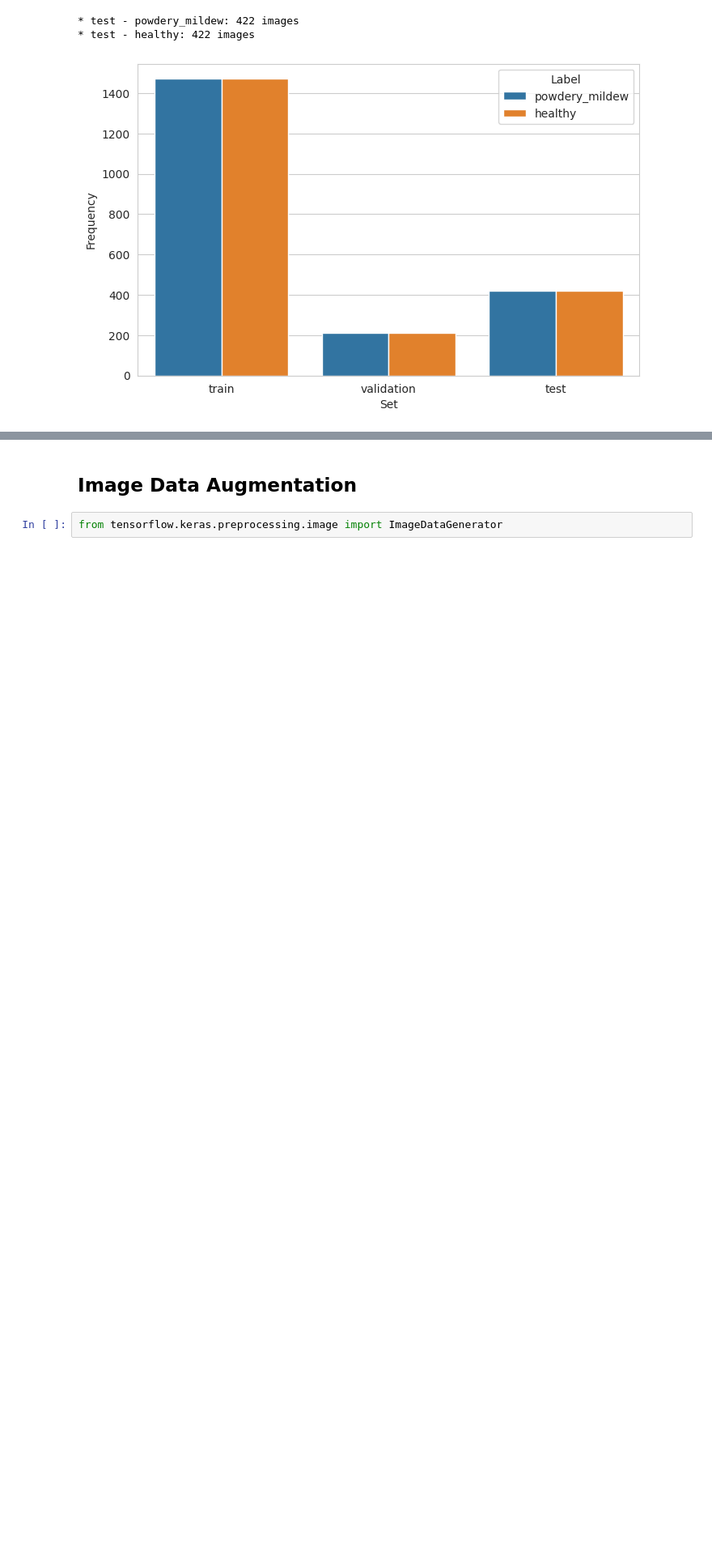
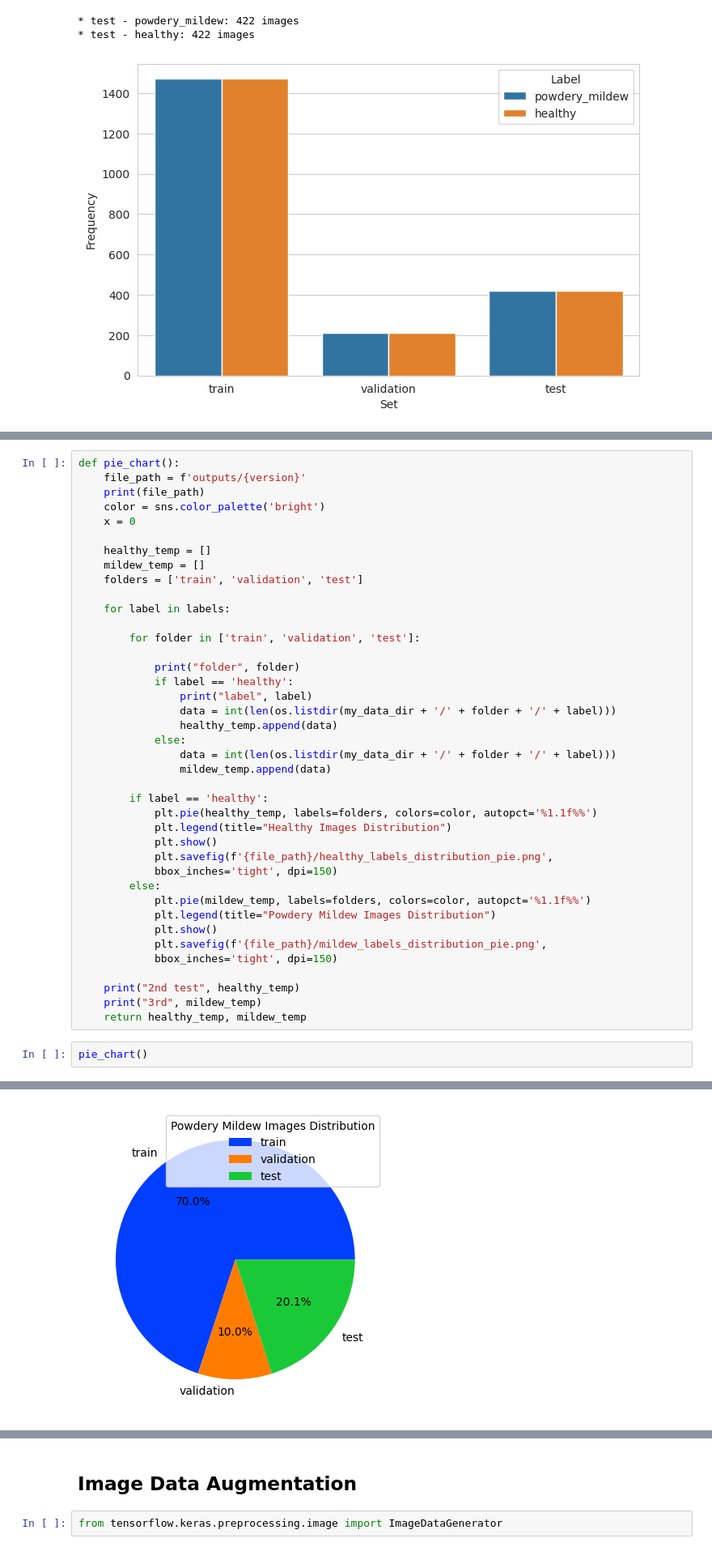
Before and after one commit to TomLiDev/mildew-detector, a Jupyter notebook: jupyter_notebooks/ImageAugmentation, Model Creation and Evaluation.ipynb, the cells around one changed output, grey strips where cells are left out. Shown at 81% size. Saved outputs shown, nothing was run; the diff lists cells and outputs as text; blank space fills up the shorter version.

Commit message:
Create pie chart to show image distribution

```diff
--- a/jupyter_notebooks/ImageAugmentation, Model Creation and Evaluation.ipynb
+++ b/jupyter_notebooks/ImageAugmentation, Model Creation and Evaluation.ipynb
@@ -134,0 +142,43 @@ plt.show()
+# %%
+def pie_chart():
+    file_path = f'outputs/{version}'
+    print(file_path)
+    color = sns.color_palette('bright')
+    x = 0
+
+    healthy_temp = []
+    mildew_temp = []
+    folders = ['train', 'validation', 'test']
+
+    for label in labels:
+
+        for folder in ['train', 'validation', 'test']:
+
+            print("folder", folder)
+            if label == 'healthy':
+                print("label", label)
+                data = int(len(os.listdir(my_data_dir + '/' + folder + '/' + label)))
+                healthy_temp.append(data)
+            else:
+                data = int(len(os.listdir(my_data_dir + '/' + folder + '/' + label)))
+                mildew_temp.append(data)
+
+        if label == 'healthy':
+            plt.pie(healthy_temp, labels=folders, colors=color, autopct='%1.1f%%')
+            plt.legend(title="Healthy Images Distribution")
+            plt.show()
+            plt.savefig(f'{file_path}/healthy_labels_distribution_pie.png',
+            bbox_inches='tight', dpi=150)
+        else:
+            plt.pie(mildew_temp, labels=folders, colors=color, autopct='%1.1f%%')
+            plt.legend(title="Powdery Mildew Images Distribution")
+            plt.show()
+            plt.savefig(f'{file_path}/mildew_labels_distribution_pie.png',
+            bbox_inches='tight', dpi=150)
+
+    print("2nd test", healthy_temp)
+    print("3rd", mildew_temp)
+    return healthy_temp, mildew_temp
+# %%
+pie_chart()
+# %% [output]
@@ -134,0 +189 @@ plt.show()
+[figure, added]
```
Also changed, not shown: parts of 4 cells of this notebook, 2 other files.
